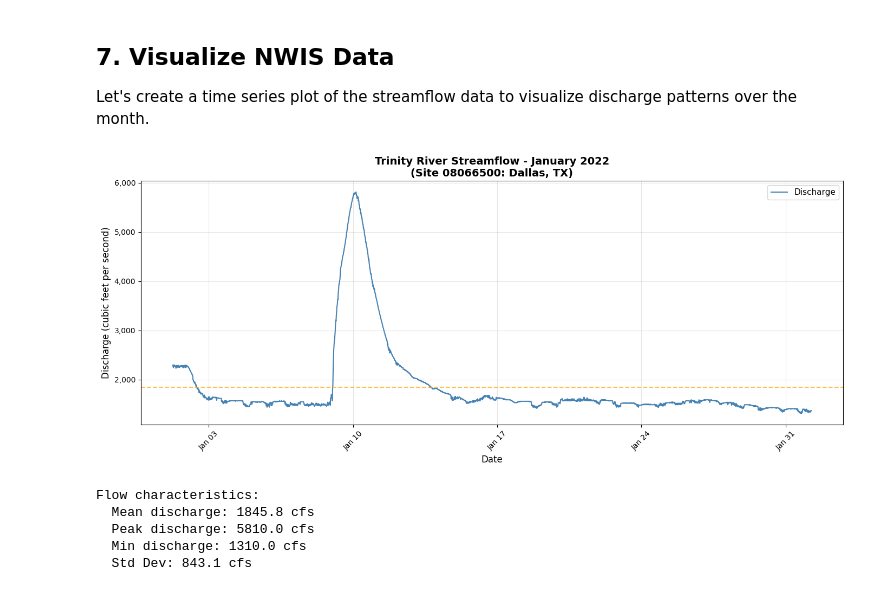
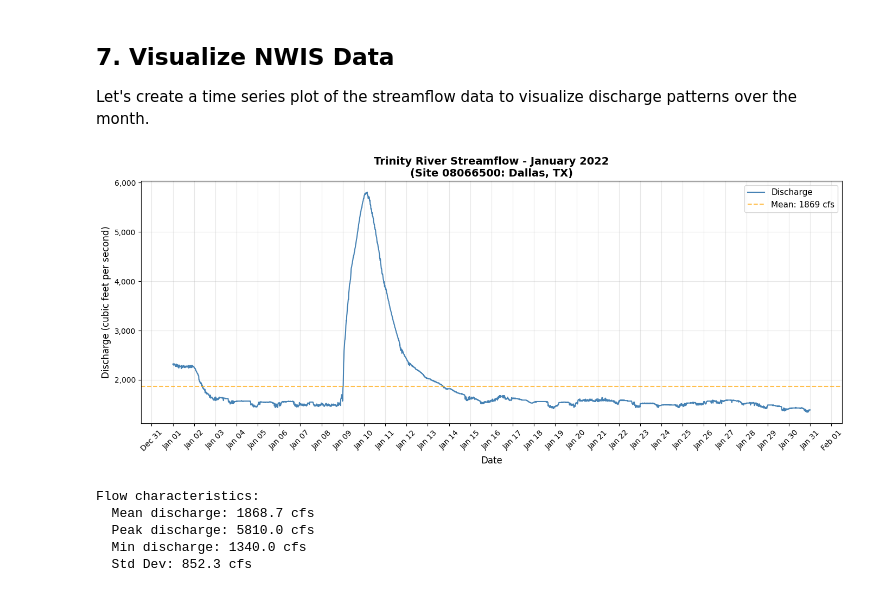
Before and after one commit to Dewberry/cosecha, a Jupyter notebook: docs/examples/nwis_example.ipynb, the cells around one changed output. Drawn from its saved outputs; the diff is of its cells as text; code cells hidden in the pictures.

```diff
--- a/docs/examples/nwis_example.ipynb
+++ b/docs/examples/nwis_example.ipynb
@@ -221,47 +229,50 @@ First 3 records from saved file:
 
 Let's create a time series plot of the streamflow data to visualize discharge patterns over the month.
 # %%
+df['time'] = pd.to_datetime(df['time'])
+
 fig, ax = plt.subplots(figsize=(14, 6))
 
-discharge_col = '00060'
-if discharge_col in df.columns:
-    ax.plot(df.index, df[discharge_col], linewidth=1.5, color='steelblue', label='Discharge')
+value_col = 'value'
+if value_col in df.columns:
+    ax.plot(df['time'], df[value_col], linewidth=1.5, color='steelblue', label='Discharge')
 
     ax.set_xlabel('Date', fontsize=12)
     ax.set_ylabel('Discharge (cubic feet per second)', fontsize=12)
     ax.set_title('Trinity River Streamflow - January 2022\n(Site 08066500: Dallas, TX)',
                  fontsize=14, fontweight='bold')
     ax.grid(True, alpha=0.3)
-    ax.legend(fontsize=11)
 
-    # Format x-axis dates
-    ax.xaxis.set_major_locator(mdates.WeekdayLocator(byweekday=mdates.MO))
+    # 3. Force the locator to trigger exactly once per day
+    ax.xaxis.set_major_locator(mdates.DayLocator())
     ax.xaxis.set_major_formatter(mdates.DateFormatter('%b %d'))
     plt.xticks(rotation=45)
 
     # Add statistics to plot
-    mean_flow = df[discharge_col].mean()
-    max_flow = df[discharge_col].max()
+    mean_flow = df[value_col].mean()
+    max_flow = df[value_col].max()
     ax.axhline(y=mean_flow, color='orange', linestyle='--', alpha=0.7, label=f'Mean: {mean_flow:.0f} cfs')
+
+    ax.legend(fontsize=11)
 
     # Format y-axis with thousands separator
     ax.yaxis.set_major_formatter(plt.FuncFormatter(lambda x, p: f'{int(x):,}'))
 
     plt.tight_layout()
     plt.show()
 
     print(f"\nFlow characteristics:")
     print(f"  Mean discharge: {mean_flow:.1f} cfs")
     print(f"  Peak discharge: {max_flow:.1f} cfs")
-    print(f"  Min discharge: {df[discharge_col].min():.1f} cfs")
-    print(f"  Std Dev: {df[discharge_col].std():.1f} cfs")
+    print(f"  Min discharge: {df[value_col].min():.1f} cfs")
+    print(f"  Std Dev: {df[value_col].std():.1f} cfs")
 # %% [output]
-[figure, old version]
+[figure, new version]
 Flow characteristics:
-  Mean discharge: 1845.8 cfs
+  Mean discharge: 1868.7 cfs
   Peak discharge: 5810.0 cfs
-  Min discharge: 1310.0 cfs
-  Std Dev: 843.1 cfs
+  Min discharge: 1340.0 cfs
+  Std Dev: 852.3 cfs
 # %% [markdown]
 ## Summary
 
```
Also changed, not shown: parts of 7 cells of this notebook, 3 other files.
